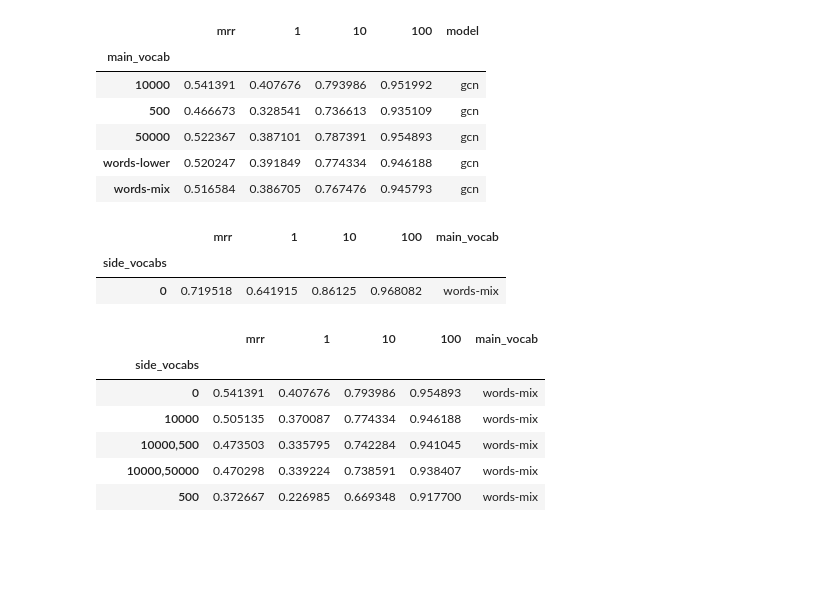
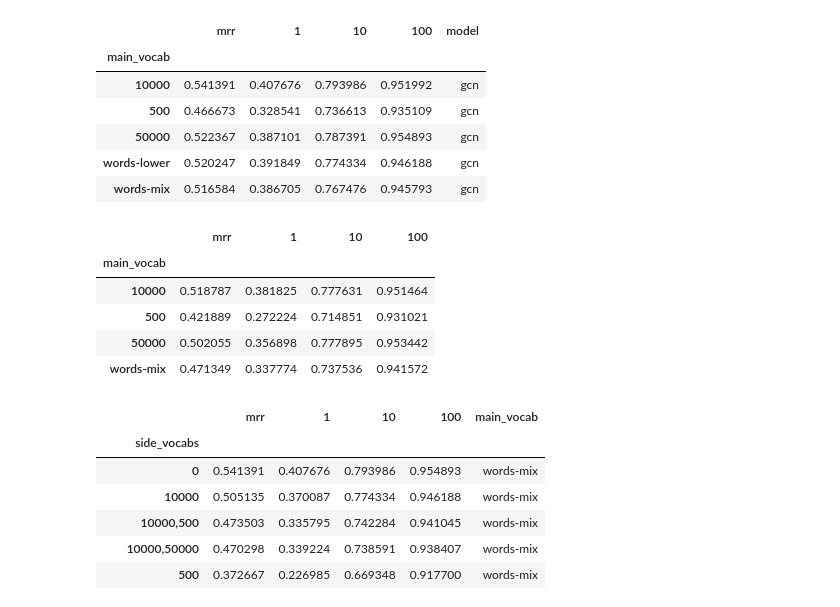
Before and after one commit to rohitg1594/GNN-Semantic-Similarity, a Jupyter notebook: nbooks/Grid Search Results.ipynb, the cells around one changed output. Cells and saved outputs as stored; diff of their text form; code cells hidden in the pictures; blank space fills up the shorter version.

```diff
--- a/nbooks/Grid Search Results.ipynb
+++ b/nbooks/Grid Search Results.ipynb
@@ -415,14 +392,17 @@ bilstm_f_names = glob(join(data_dir, "grid_search/ranking_bilstm*"))
 metrics = ['mrr', 1, 10, 100]
 # %%
 df_gcn = get_df(gcn_f_names)
+df_gcn_mean_main = get_df(gcn_mean_main_f_names)
 df_bilstm = get_df(bilstm_f_names)
 df = pd.concat([df_gcn, df_bilstm])
 # %%
 df_gcn['side_vocabs'].fillna(0, inplace=True)
+df_gcn_mean_main['side_vocabs'].fillna(0, inplace=True)
 df_bilstm['side_vocabs'].fillna(0, inplace=True)
 df['side_vocabs'].fillna(0, inplace=True)
 # %%
 df['num_side_vocabs'] = df.apply (lambda row: create_num_side_vocabs(row), axis=1)
 df_gcn['num_side_vocabs'] = df_gcn.apply (lambda row: create_num_side_vocabs(row), axis=1)
+df_gcn_mean_main['num_side_vocabs'] = df_gcn_mean_main.apply (lambda row: create_num_side_vocabs(row), axis=1)
 df_bilstm['num_side_vocabs'] = df_bilstm.apply (lambda row: create_num_side_vocabs(row), axis=1)
 # %%
@@ -438,4 +418,9 @@ df.head()
 | 2 | 0.3 | 0.001 | 2 | 5e-05 | words-mix | gcn | 10000,500 | 5000 | 0.05473489844368241 | ... |
 | 3 | 0.3 | 0.001 | 2 | 5e-05 | words-mix | gcn | 10000,500 | 5000 | 0.05842785544711158 | ... |
 | 4 | 0.3 | 0.001 | 2 | 5e-05 | words-mix | gcn | 10000,500 | 5000 | 0.06831970456343972 | ... |
+# %%
+df['neg_sample'] = df['neg_sample'].astype('int32')
+df_gcn['neg_sample'] = df_gcn['neg_sample'].astype('int32')
+df_gcn_mean_main['neg_sample'] = df_gcn_mean_main['neg_sample'].astype('int32')
+df_bilstm['neg_sample'] = df_bilstm['neg_sample'].astype('int32')
 # %%
@@ -459,11 +444,14 @@ df_gcn.groupby(['main_vocab']).max()[metrics + ['model']]
 | words-lower | 0.520247 | 0.391849 | 0.774334 | 0.946188 | gcn |
 | words-mix | 0.516584 | 0.386705 | 0.767476 | 0.945793 | gcn |
 # %%
-df_bilstm.groupby('side_vocabs').max()[metrics + ['main_vocab']]
+df_gcn_mean_main.groupby(['main_vocab']).max()[metrics]
 # %% [output]
-|  | mrr | 1 | 10 | 100 | main_vocab |
-| side_vocabs |  |  |  |  |  |
-| 0 | 0.719518 | 0.641915 | 0.86125 | 0.968082 | words-mix |
+|  | mrr | 1 | 10 | 100 |
+| main_vocab |  |  |  |  |
+| 10000 | 0.518787 | 0.381825 | 0.777631 | 0.951464 |
+| 500 | 0.421889 | 0.272224 | 0.714851 | 0.931021 |
+| 50000 | 0.502055 | 0.356898 | 0.777895 | 0.953442 |
+| words-mix | 0.471349 | 0.337774 | 0.737536 | 0.941572 |
 # %%
 df_gcn.groupby('side_vocabs').max()[metrics + ['main_vocab']]
 # %% [output]
```
Also changed, not shown: parts of 14 cells of this notebook, 7 other files.
